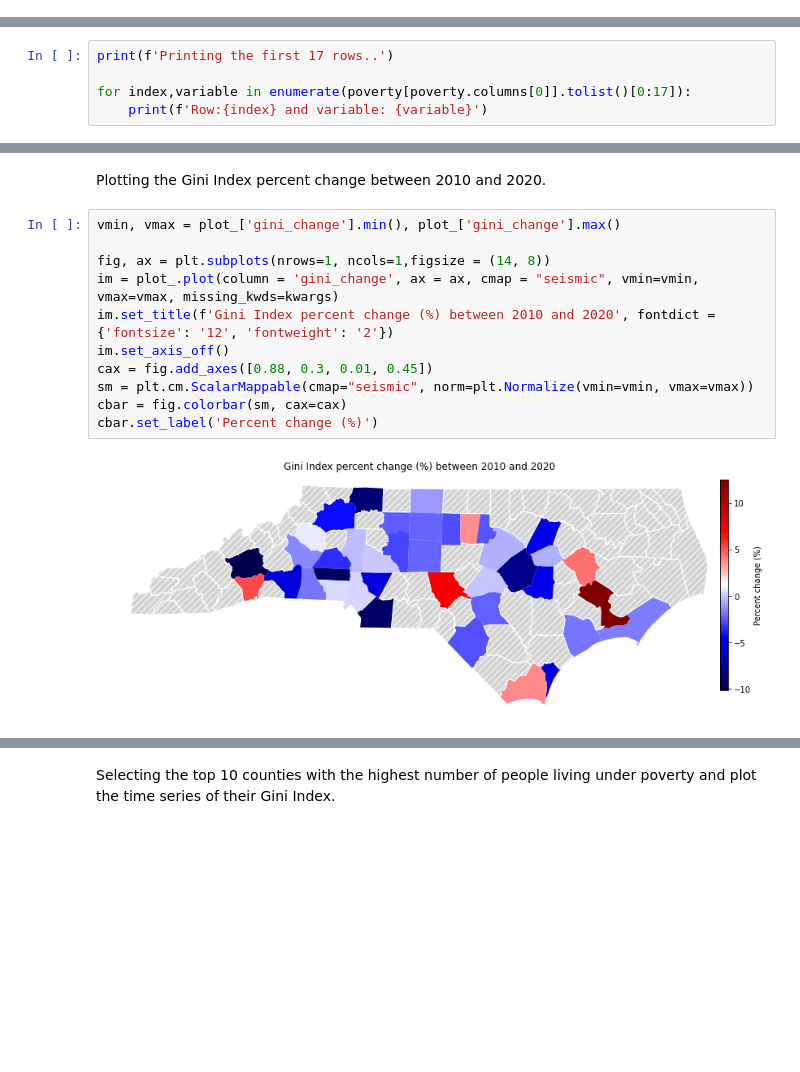
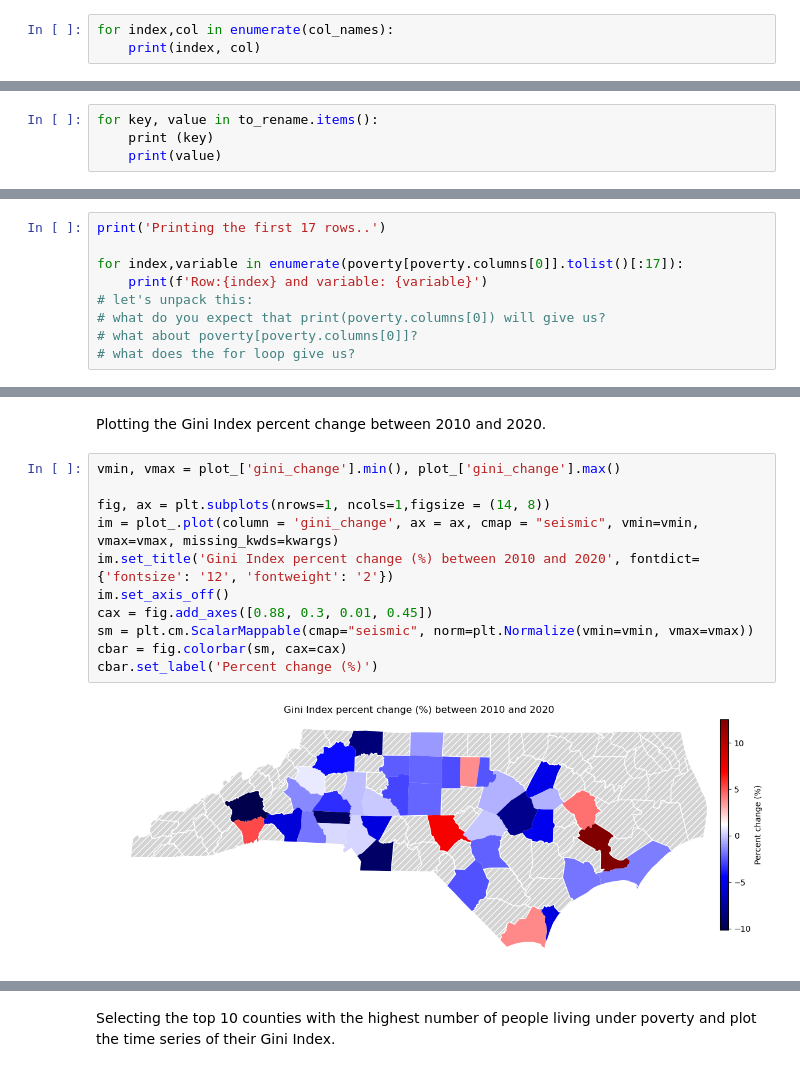
Before and after one commit to GAECLab/NR491_Fall2022, a Jupyter notebook: Week7_PandasData_Lecture/CensusData_Pandas/CensusData_Pandas.ipynb, the cells around one changed output, grey strips where cells are left out. Saved outputs shown, nothing was run; the diff lists cells and outputs as text; blank space fills up the shorter version.

```diff
--- a/Week7_PandasData_Lecture/CensusData_Pandas/CensusData_Pandas.ipynb
+++ b/Week7_PandasData_Lecture/CensusData_Pandas/CensusData_Pandas.ipynb
@@ -66,0 +87,3 @@ to_rename = {' County, North Carolina!!Total!!Estimate':'_total',
+# %%
+for index,col in enumerate(col_names):
+    print(index, col)
@@ -66,0 +108,4 @@ to_rename = {' County, North Carolina!!Total!!Estimate':'_total',
+# %%
+for key, value in to_rename.items():
+    print (key)
+    print(value)
@@ -84,10 +139,14 @@ poverty.head() # check dataframe w renamed columns
 # %% [markdown]
 We can list all types of variables and information (i.e., column **Label (Grouping)** in the poverty dataframe) within the poverty data, check the code below. You can visualize this in a text editor, or simply opening the poverty file. The data is organized so that the different variables are represented by the rows, which is why we need to know the index of the row to get the information that we want. The columns are the different counties.
 # %%
-print(f'Printing the first 17 rows..')
+print('Printing the first 17 rows..')
 
-for index,variable in enumerate(poverty[poverty.columns[0]].tolist()[0:17]):
+for index,variable in enumerate(poverty[poverty.columns[0]].tolist()[:17]):
     print(f'Row:{index} and variable: {variable}')
+# let's unpack this:
+# what do you expect that print(poverty.columns[0]) will give us?
+# what about poverty[poverty.columns[0]]?
+# what does the for loop give us?
 # %% [output]
 Printing the first 17 rows..
 Row:0 and variable: Population for whom poverty status is determined
@@ -415,13 +811,13 @@ Plotting the Gini Index percent change between 2010 and 2020.
 # %%
 vmin, vmax = plot_['gini_change'].min(), plot_['gini_change'].max()
 
 fig, ax = plt.subplots(nrows=1, ncols=1,figsize = (14, 8))
 im = plot_.plot(column = 'gini_change', ax = ax, cmap = "seismic", vmin=vmin, vmax=vmax, missing_kwds=kwargs)
-im.set_title(f'Gini Index percent change (%) between 2010 and 2020', fontdict = {'fontsize': '12', 'fontweight': '2'})
+im.set_title('Gini Index percent change (%) between 2010 and 2020', fontdict={'fontsize': '12', 'fontweight': '2'})
 im.set_axis_off()
 cax = fig.add_axes([0.88, 0.3, 0.01, 0.45])
 sm = plt.cm.ScalarMappable(cmap="seismic", norm=plt.Normalize(vmin=vmin, vmax=vmax))
 cbar = fig.colorbar(sm, cax=cax)
 cbar.set_label('Percent change (%)')
 # %% [output]
-[figure, old version]
+[figure, new version]
```
Also changed, not shown: parts of 59 cells of this notebook.
